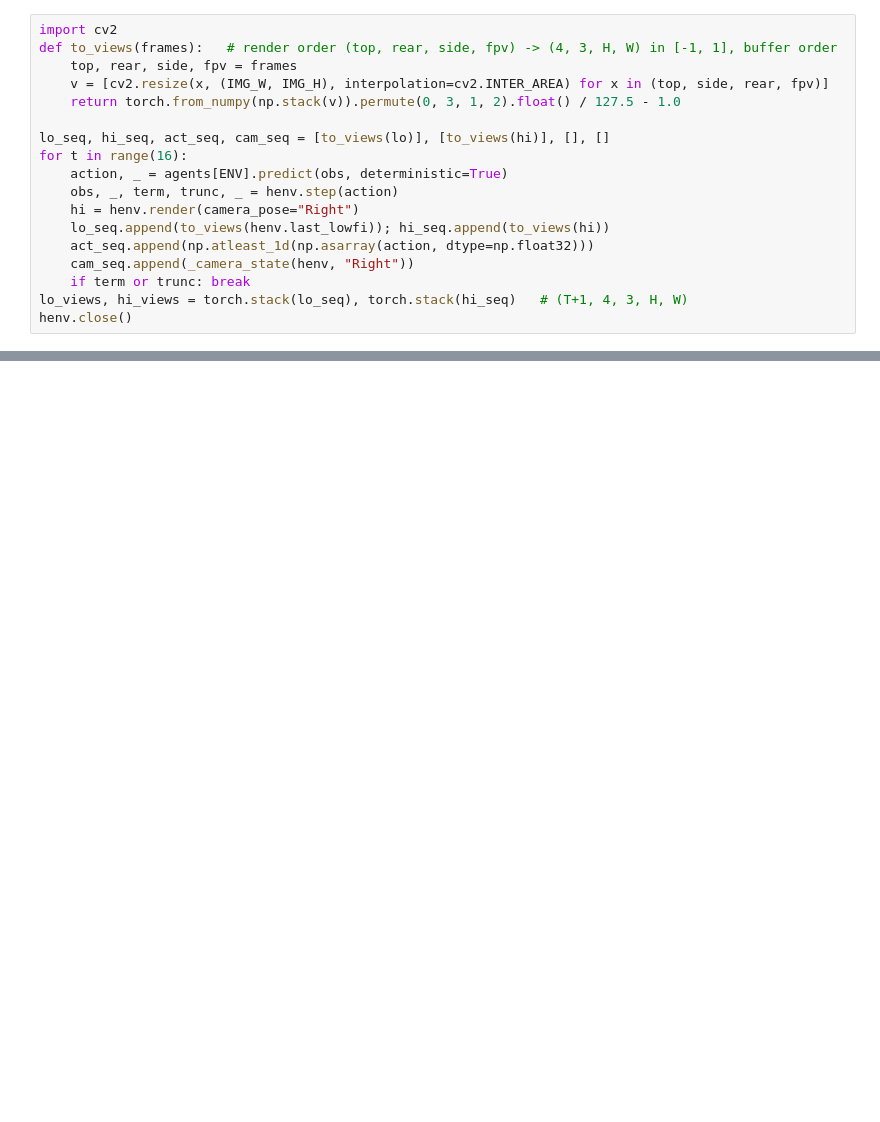
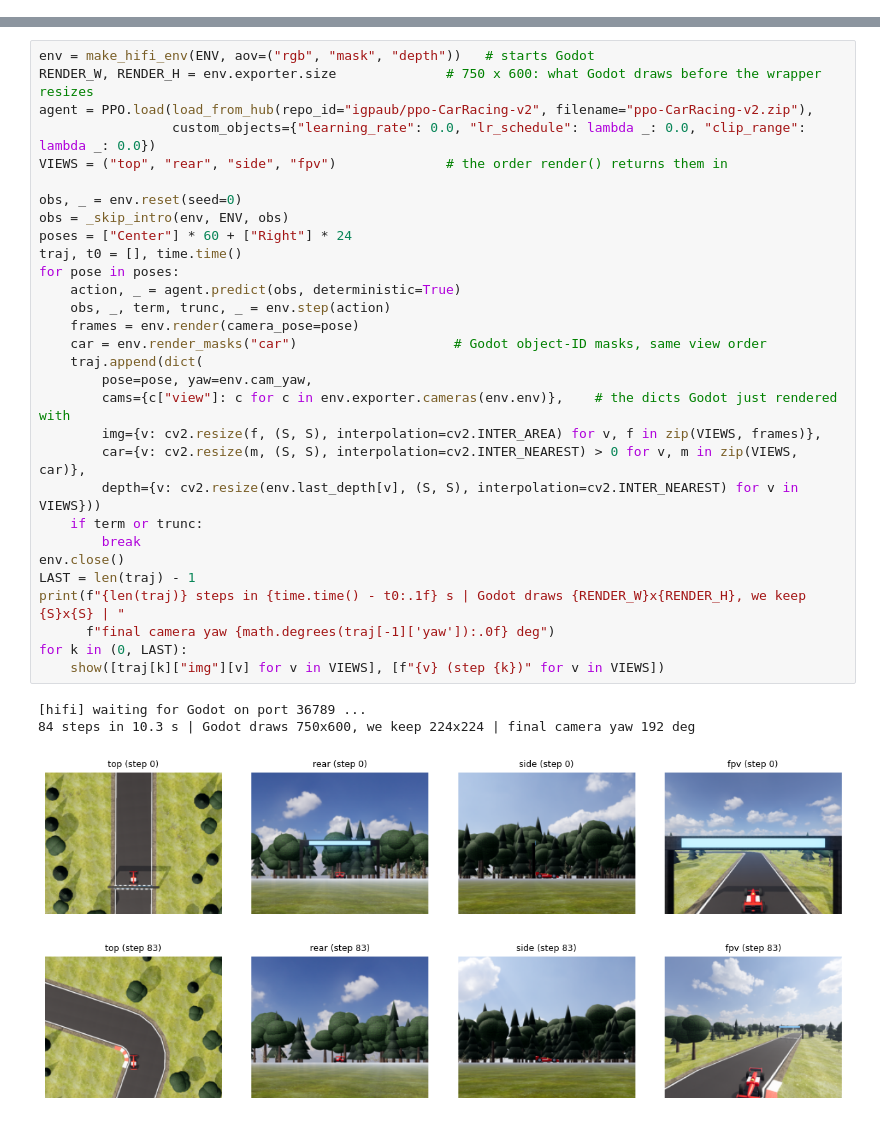
Before and after one commit to dexterdley/ORTHOWORLDS, a Jupyter notebook: ortho/cross_view_tutorial.ipynb, the cells around one changed output, grey strips where cells are left out. Drawn from its saved outputs; the diff is of its cells as text; blank space fills up the shorter version.

```diff
--- a/ortho/cross_view_tutorial.ipynb
+++ b/ortho/cross_view_tutorial.ipynb
@@ -132,18 +0,0 @@ lo = henv.last_lowfi                          # GymBox: same state and camera
-# %%
-import cv2
-def to_views(frames):   # render order (top, rear, side, fpv) -> (4, 3, H, W) in [-1, 1], buffer order
-    top, rear, side, fpv = frames
-    v = [cv2.resize(x, (IMG_W, IMG_H), interpolation=cv2.INTER_AREA) for x in (top, side, rear, fpv)]
-    return torch.from_numpy(np.stack(v)).permute(0, 3, 1, 2).float() / 127.5 - 1.0
-
-lo_seq, hi_seq, act_seq, cam_seq = [to_views(lo)], [to_views(hi)], [], []
-for t in range(16):
-    action, _ = agents[ENV].predict(obs, deterministic=True)
-    obs, _, term, trunc, _ = henv.step(action)
-    hi = henv.render(camera_pose="Right")
-    lo_seq.append(to_views(henv.last_lowfi)); hi_seq.append(to_views(hi))
-    act_seq.append(np.atleast_1d(np.asarray(action, dtype=np.float32)))
-    cam_seq.append(_camera_state(henv, "Right"))
-    if term or trunc: break
-lo_views, hi_views = torch.stack(lo_seq), torch.stack(hi_seq)   # (T+1, 4, 3, H, W)
-henv.close()
@@ -163,0 +90,35 @@ GymBox vs HiFi PSNR (domain gap): 10.790851809016996
+# %%
+env = make_hifi_env(ENV, aov=("rgb", "mask", "depth"))   # starts Godot
+RENDER_W, RENDER_H = env.exporter.size              # 750 x 600: what Godot draws before the wrapper resizes
+agent = PPO.load(load_from_hub(repo_id="igpaub/ppo-CarRacing-v2", filename="ppo-CarRacing-v2.zip"),
+                 custom_objects={"learning_rate": 0.0, "lr_schedule": lambda _: 0.0, "clip_range": lambda _: 0.0})
+VIEWS = ("top", "rear", "side", "fpv")              # the order render() returns them in
+
+obs, _ = env.reset(seed=0)
+obs = _skip_intro(env, ENV, obs)
+poses = ["Center"] * 60 + ["Right"] * 24
+traj, t0 = [], time.time()
+for pose in poses:
+    action, _ = agent.predict(obs, deterministic=True)
+    obs, _, term, trunc, _ = env.step(action)
+    frames = env.render(camera_pose=pose)
+    car = env.render_masks("car")                    # Godot object-ID masks, same view order
+    traj.append(dict(
+        pose=pose, yaw=env.cam_yaw,
+        cams={c["view"]: c for c in env.exporter.cameras(env.env)},    # the dicts Godot just rendered with
+        img={v: cv2.resize(f, (S, S), interpolation=cv2.INTER_AREA) for v, f in zip(VIEWS, frames)},
+        car={v: cv2.resize(m, (S, S), interpolation=cv2.INTER_NEAREST) > 0 for v, m in zip(VIEWS, car)},
+        depth={v: cv2.resize(env.last_depth[v], (S, S), interpolation=cv2.INTER_NEAREST) for v in VIEWS}))
+    if term or trunc:
+        break
+env.close()
+LAST = len(traj) - 1
+print(f"{len(traj)} steps in {time.time() - t0:.1f} s | Godot draws {RENDER_W}x{RENDER_H}, we keep {S}x{S} | "
+      f"final camera yaw {math.degrees(traj[-1]['yaw']):.0f} deg")
+for k in (0, LAST):
+    show([traj[k]["img"][v] for v in VIEWS], [f"{v} (step {k})" for v in VIEWS])
+# %% [output]
+[hifi] waiting for Godot on port 36789 ...
+84 steps in 10.3 s | Godot draws 750x600, we keep 224x224 | final camera yaw 192 deg
+[figure, added]
+[figure, added]
```
Also changed, not shown: parts of 33 cells of this notebook, 13 other files.
